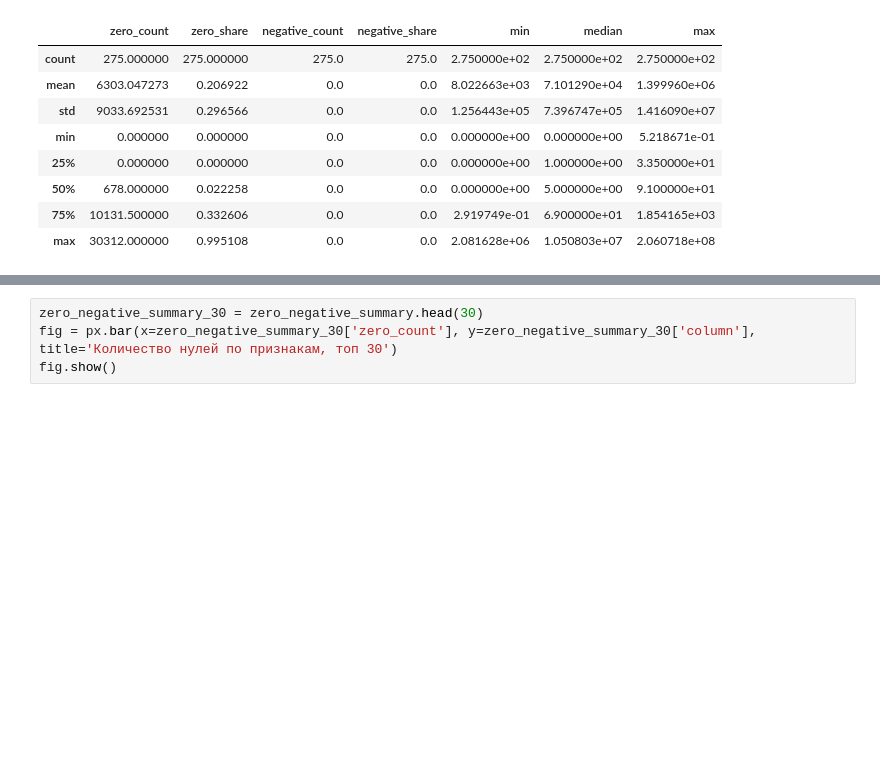
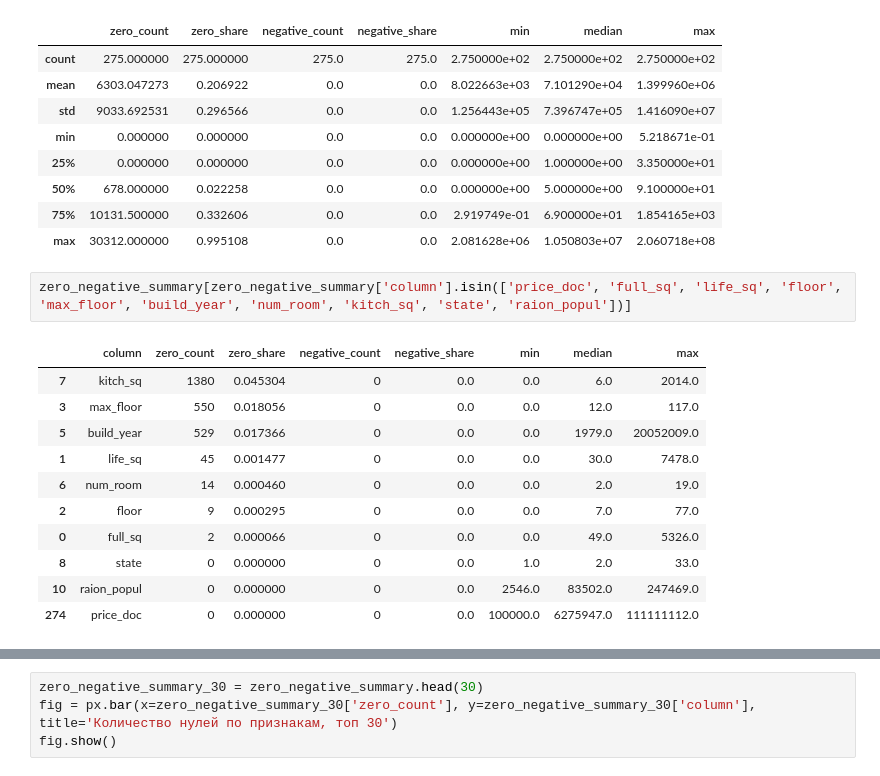
Before and after one commit to soulister/real-estate-price-prediction, a Jupyter notebook: notebooks/EDA.ipynb, the cells around one changed output, grey strips where cells are left out. Saved outputs shown, nothing was run; the diff lists cells and outputs as text; blank space fills up the shorter version.

```diff
--- a/notebooks/EDA.ipynb
+++ b/notebooks/EDA.ipynb
@@ -132,3 +132,17 @@ zero_negative_summary.describe()
 | 50% | 678.000000 | 0.022258 | 0.0 | 0.0 | 0.000000e+00 | 5.000000e+00 | 9.100000e+01 |
 | 75% | 10131.500000 | 0.332606 | 0.0 | 0.0 | 2.919749e-01 | 6.900000e+01 | 1.854165e+03 |
 | max | 30312.000000 | 0.995108 | 0.0 | 0.0 | 2.081628e+06 | 1.050803e+07 | 2.060718e+08 |
+# %%
+zero_negative_summary[zero_negative_summary['column'].isin(['price_doc', 'full_sq', 'life_sq', 'floor', 'max_floor', 'build_year', 'num_room', 'kitch_sq', 'state', 'raion_popul'])]
+# %% [output]
+|  | column | zero_count | zero_share | negative_count | negative_share | min | median | max |
+| 7 | kitch_sq | 1380 | 0.045304 | 0 | 0.0 | 0.0 | 6.0 | 2014.0 |
+| 3 | max_floor | 550 | 0.018056 | 0 | 0.0 | 0.0 | 12.0 | 117.0 |
+| 5 | build_year | 529 | 0.017366 | 0 | 0.0 | 0.0 | 1979.0 | 20052009.0 |
+| 1 | life_sq | 45 | 0.001477 | 0 | 0.0 | 0.0 | 30.0 | 7478.0 |
+| 6 | num_room | 14 | 0.000460 | 0 | 0.0 | 0.0 | 2.0 | 19.0 |
+| 2 | floor | 9 | 0.000295 | 0 | 0.0 | 0.0 | 7.0 | 77.0 |
+| 0 | full_sq | 2 | 0.000066 | 0 | 0.0 | 0.0 | 49.0 | 5326.0 |
+| 8 | state | 0 | 0.000000 | 0 | 0.0 | 1.0 | 2.0 | 33.0 |
+| 10 | raion_popul | 0 | 0.000000 | 0 | 0.0 | 2546.0 | 83502.0 | 247469.0 |
+| 274 | price_doc | 0 | 0.000000 | 0 | 0.0 | 100000.0 | 6275947.0 | 111111112.0 |
```
Also changed, not shown: parts of 15 cells of this notebook.
